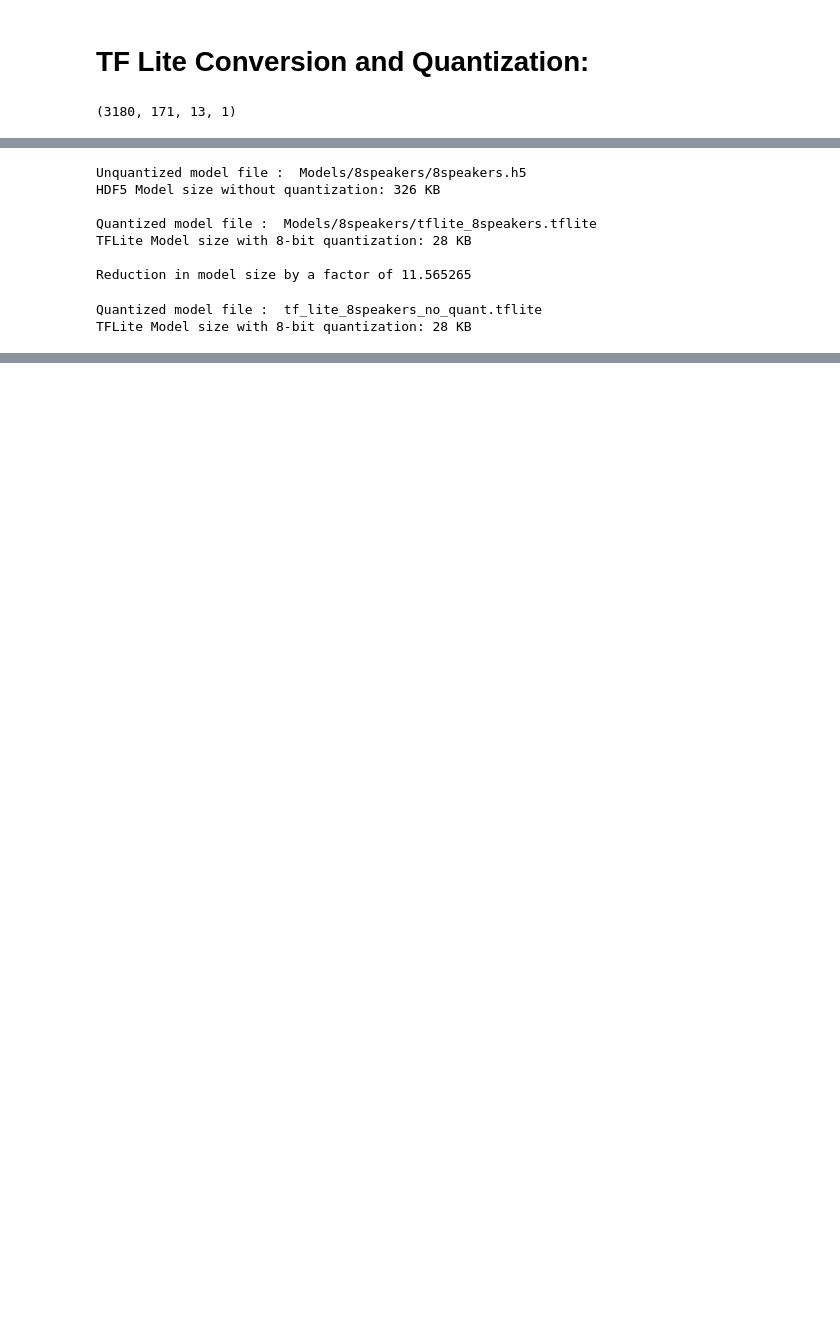
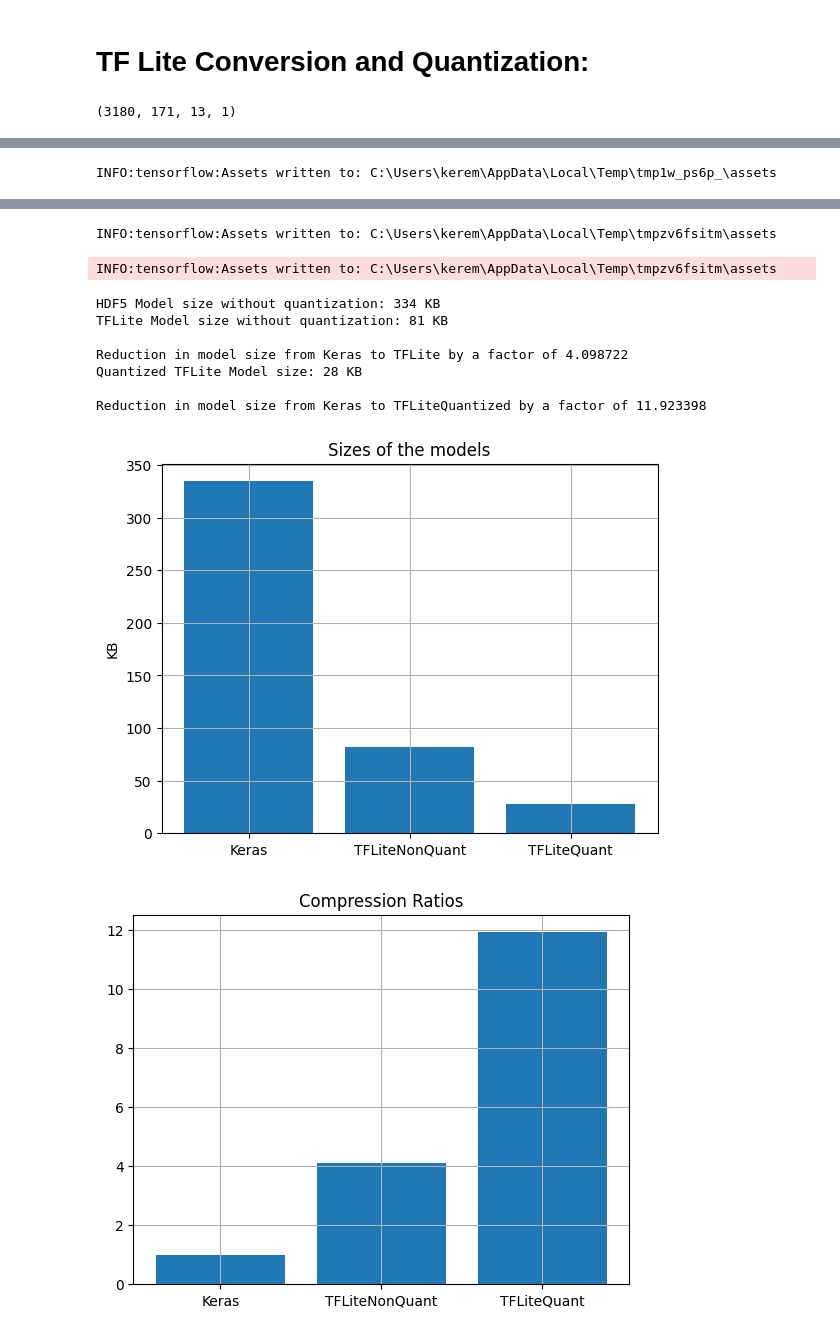
Before and after one commit to kerem-cekmeceli/ML_MCU, a Jupyter notebook: main_kerem.ipynb, the cells around one changed output, grey strips where cells are left out. Drawn from its saved outputs; the diff is of its cells as text; code cells hidden in the pictures; blank space fills up the shorter version.

```diff
--- a/main_kerem.ipynb
+++ b/main_kerem.ipynb
@@ -110,8 +127,6 @@ loss_fct = 'sparse_categorical_crossentropy'
 # %% [markdown]
 Compile the model and Fit the Data:
 # %%
-from tensorflow import keras
-
 model.compile(
     loss=loss_fct,
     optimizer=tf.keras.optimizers.Adam(),
@@ -119,7 +134,7 @@ model.compile(
 )
 
 callbacks = [
-    keras.callbacks.(MODEL_DIR + MODEL_NAME + '_best.h5',save_best_only=True),
+    keras.callbacks.ModelCheckpoint(path_keras_model + model_name_keras, save_best_only=True),
     #keras.callbacks.ReduceLROnPlateau(monitor="val_loss", factor=0.5, patience=20, min_lr=1.0e-5),
     keras.callbacks.EarlyStopping(monitor="val_loss", patience=20, verbose=1),
 ]
@@ -129,6 +144,6 @@ history_keras = model.fit(x=train_set,
                           batch_size=batchSize,
                           epochs=epochs,
                           validation_split=0.2,
-                          callbacks = callbacks, )
+                          callbacks = callbacks)
 # %% [output]
 Epoch 1/100
@@ -236,29 +231,8 @@ INFO:tensorflow:Assets written to: C:\Users\erolland\AppData\Local\Temp\tmpw3zie
-# %%
-# Show the model size for the non-quantized TFLite model
-# Show the model size for the non-quantized HDF5 model
-h5_in_kb = os.path.getsize(MODEL_DIR + MODEL_NAME + '.h5') / 1024
-print("Unquantized model file : ", MODEL_DIR + MODEL_NAME + '.h5')
-print("HDF5 Model size without quantization: %d KB" % h5_in_kb)
-
-tflite_quant_in_kb = os.path.getsize(MODEL_DIR + TFLITE_MODEL_NAME + '.tflite') / 1024
-print("\nQuantized model file : ", MODEL_DIR + TFLITE_MODEL_NAME + '.tflite')
-print("TFLite Model size with 8-bit quantization: %d KB" % tflite_quant_in_kb)
-
-# Determine the reduction in model size
-print("\nReduction in model size by a factor of %f" % (h5_in_kb / tflite_quant_in_kb))
-# %% [output]
-Unquantized model file :  Models/8speakers/8speakers.h5
-HDF5 Model size without quantization: 326 KB
-
-Quantized model file :  Models/8speakers/tflite_8speakers.tflite
-TFLite Model size with 8-bit quantization: 28 KB
-
-Reduction in model size by a factor of 11.565265
-# %%
-tflite_noquant_in_kb = os.path.getsize(MODEL_DIR + 'tf_lite_8speakers_no_quant.tflite') / 1024
-
-print("\nQuantized model file : ", 'tf_lite_8speakers_no_quant.tflite')
-print("TFLite Model size with 8-bit quantization: %d KB" % tflite_quant_in_kb)
-# %% [output]
-Quantized model file :  tf_lite_8speakers_no_quant.tflite
-TFLite Model size with 8-bit quantization: 28 KB
+# %%
+tflite_model_nq, tflite_model_q = \
+    convert_to_tf_lite(keras_model=model,
+                       path_keras_model=path_keras_model + model_name_keras,
+                       path_tf_lite_nq_model=path_tf_lite_nq + model_name_tf_lite_nq,
+                       train_set=train_set,
+                       path_tf_lite_q_model=path_tf_lite_q + model_name_tf_lite_q)
+# %% [output]
@@ -264,0 +240 @@ TFLite Model size with 8-bit quantization: 28 KB
+INFO:tensorflow:Assets written to: C:\Users\kerem\AppData\Local\Temp\tmp1w_ps6p_\assets
@@ -264,0 +243,11 @@ TFLite Model size with 8-bit quantization: 28 KB
+INFO:tensorflow:Assets written to: C:\Users\kerem\AppData\Local\Temp\tmpzv6fsitm\assets
+INFO:tensorflow:Assets written to: C:\Users\kerem\AppData\Local\Temp\tmpzv6fsitm\assets
+HDF5 Model size without quantization: 334 KB
+TFLite Model size without quantization: 81 KB
+
+Reduction in model size from Keras to TFLite by a factor of 4.098722
+Quantized TFLite Model size: 28 KB
+
+Reduction in model size from Keras to TFLiteQuantized by a factor of 11.923398
+[figure, added]
+[figure, added]
```
Also changed, not shown: parts of 30 cells of this notebook, 10 other files.
